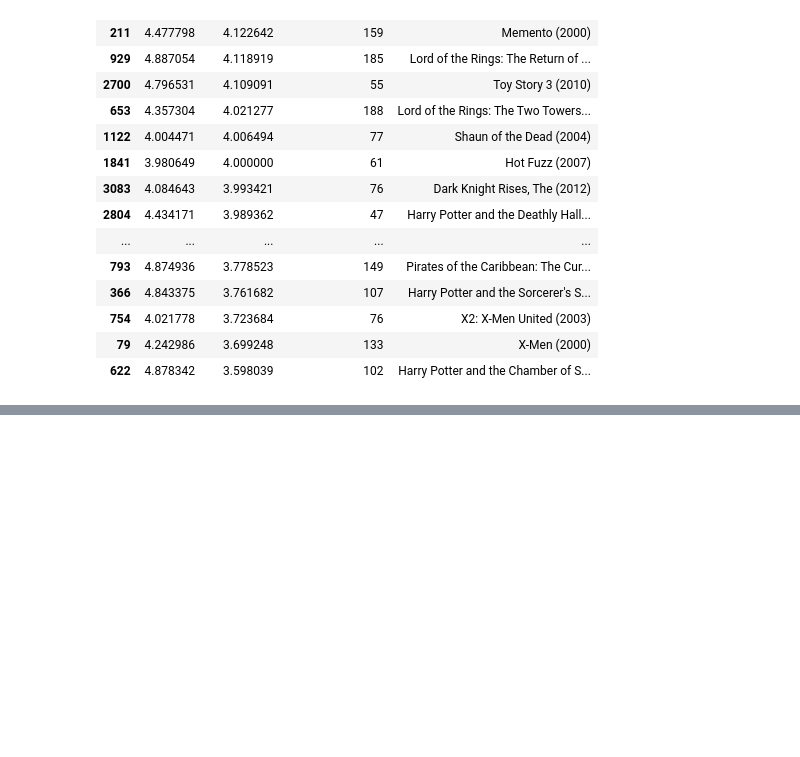
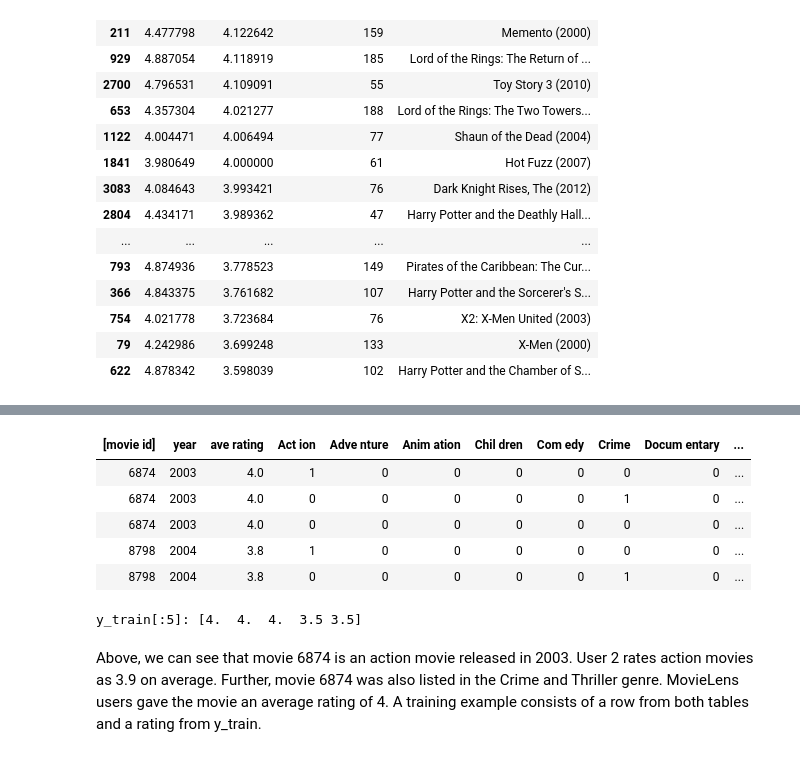
Before and after one commit to KumaarBalbir/py101, a Jupyter notebook: ml/unsupervised.ipynb, the cells around one changed output, grey strips where cells are left out. Drawn from its saved outputs; the diff is of its cells as text; code cells hidden in the pictures; blank space fills up the shorter version.

```diff
--- a/ml/unsupervised.ipynb
+++ b/ml/unsupervised.ipynb
@@ -1070,0 +1075,13 @@ movieList_df.loc[ix[:300]].loc[filter].sort_values("mean rating", ascending=Fals
+# %%
+import numpy as np
+import numpy.ma as ma
+from numpy import genfromtxt
+from collections import defaultdict
+import pandas as pd
+import tensorflow as tf
+from tensorflow import keras
+from sklearn.preprocessing import StandardScaler, MinMaxScaler
+from sklearn.model_selection import train_test_split
+import tabulate
+from recsysNN_utils import *
+pd.set_option("display.precision", 1)
@@ -1070,0 +1108,12 @@ movieList_df.loc[ix[:300]].loc[filter].sort_values("mean rating", ascending=Fals
+# %%
+# Load Data, set configuration variables
+item_train, user_train, y_train, item_features, user_features, item_vecs, movie_dict, user_to_genre = load_data()
+
+num_user_features = user_train.shape[1] - 3  # remove userid, rating count and ave rating during training
+num_item_features = item_train.shape[1] - 1  # remove movie id at train time
+uvs = 3  # user genre vector start
+ivs = 3  # item genre vector start
+u_s = 3  # start of columns to use in training, user
+i_s = 1  # start of columns to use in training, items
+scaledata = True  # applies the standard scalar to data if true
+print(f"Number of training vectors: {len(item_train)}")
@@ -1070,0 +1133,15 @@ movieList_df.loc[ix[:300]].loc[filter].sort_values("mean rating", ascending=Fals
+# %%
+pprint_train(item_train, item_features, ivs, i_s, maxcount=5, user=False)
+# %% [output]
+| [movie id] | year | ave rating | Act ion | Adve nture | Anim ation | Chil dren | Com edy | Crime | Docum entary | ... |
+| 6874 | 2003 | 4.0 | 1 | 0 | 0 | 0 | 0 | 0 | 0 | ... |
+| 6874 | 2003 | 4.0 | 0 | 0 | 0 | 0 | 0 | 1 | 0 | ... |
+| 6874 | 2003 | 4.0 | 0 | 0 | 0 | 0 | 0 | 0 | 0 | ... |
+| 8798 | 2004 | 3.8 | 1 | 0 | 0 | 0 | 0 | 0 | 0 | ... |
+| 8798 | 2004 | 3.8 | 0 | 0 | 0 | 0 | 0 | 1 | 0 | ... |
+# %%
+print(f"y_train[:5]: {y_train[:5]}")
+# %% [output]
+y_train[:5]: [4.  4.  4.  3.5 3.5]
+# %% [markdown]
+Above, we can see that movie 6874 is an action movie released in 2003. User 2 rates action movies as 3.9 on average. Further, movie 6874 was also listed in the Crime and Thriller genre. MovieLens users gave the movie an average rating of 4. A training example consists of a row from both tables and a rating from y_train.
```
Also changed, not shown: parts of 41 cells of this notebook.
